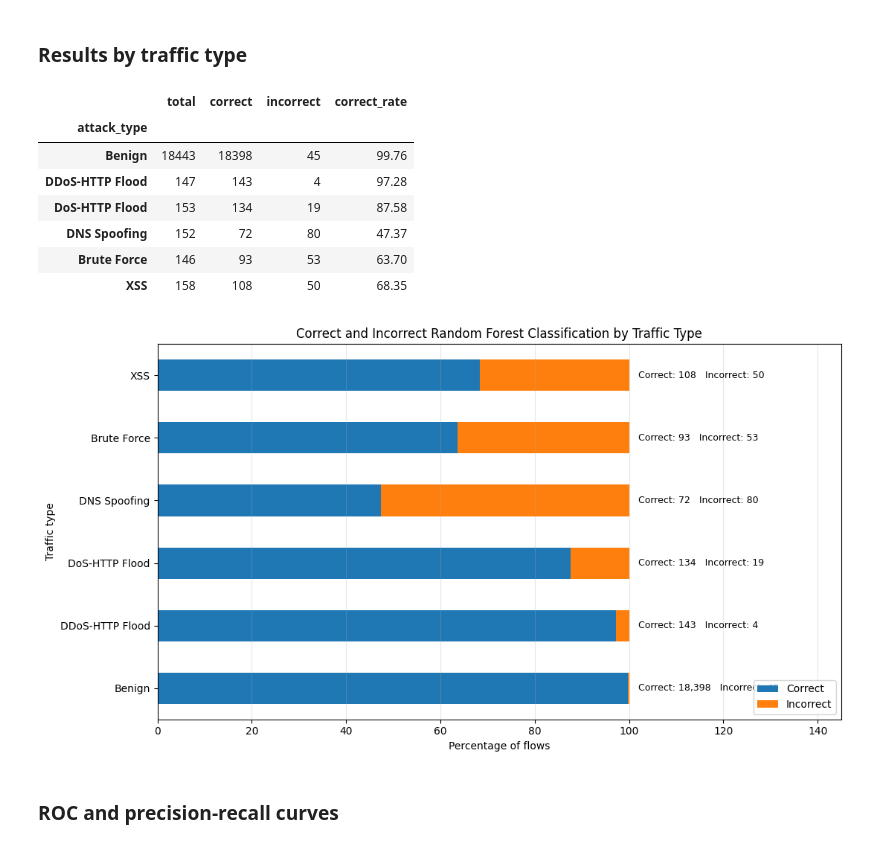
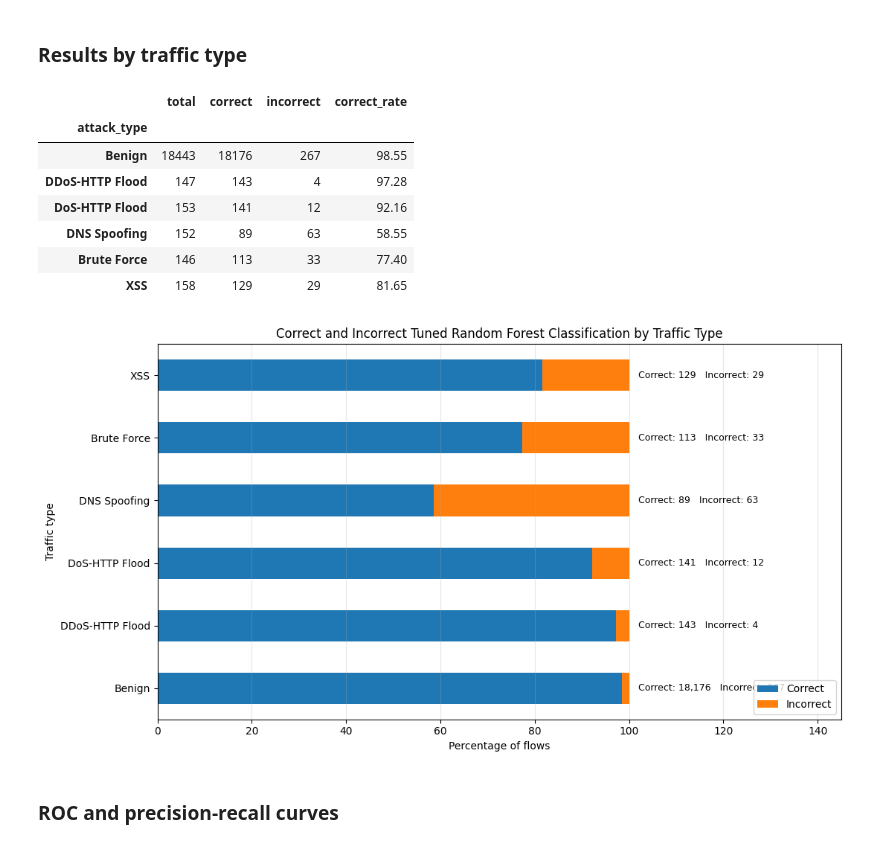
Before and after one commit to yuanmingwang/multi-stage-iot-ids, a Jupyter notebook: notebooks/p3_random_forest.ipynb, the cells around one changed output. Drawn from its saved outputs; the diff is of its cells as text; code cells hidden in the pictures.

```diff
--- a/notebooks/p3_random_forest.ipynb
+++ b/notebooks/p3_random_forest.ipynb
@@ -215,10 +310,10 @@ test_scores = rf_pipeline.predict_proba(X_test)[:, 1]
 test_prediction_time = time.perf_counter() - start_test
 
 validation_metrics, validation_pred = evaluate_binary_classifier(
-    "Validation", y_validation, validation_scores, BASELINE_THRESHOLD, validation_prediction_time
+    "Validation", y_validation, validation_scores, CLASSIFICATION_THRESHOLD, validation_prediction_time
 )
 test_metrics, test_pred = evaluate_binary_classifier(
-    "Test", y_test, test_scores, BASELINE_THRESHOLD, test_prediction_time
+    "Test", y_test, test_scores, CLASSIFICATION_THRESHOLD, test_prediction_time
 )
 
 metrics_df = pd.DataFrame([validation_metrics, test_metrics])
@@ -283,40 +380,40 @@ type_results["y_pred"] = test_pred
 type_results["correct"] = type_results["y_true"] == type_results["y_pred"]
 
 result_by_type = type_results.groupby(ATTACK_COL).agg(total=("correct", "size"), correct=("correct", "sum"))
 result_by_type["incorrect"] = result_by_type["total"] - result_by_type["correct"]
 result_by_type["correct_rate"] = result_by_type["correct"] / result_by_type["total"] * 100
 result_by_type["incorrect_rate"] = 100 - result_by_type["correct_rate"]
 
 type_order = ["Benign", "DDoS-HTTP Flood", "DoS-HTTP Flood", "DNS Spoofing", "Brute Force", "XSS"]
 result_by_type = result_by_type.reindex(type_order).dropna()
 
 display(result_by_type[["total", "correct", "incorrect", "correct_rate"]].round(2))
 
 plot_data = result_by_type[["correct_rate", "incorrect_rate"]]
 ax = plot_data.plot(kind="barh", stacked=True, figsize=(11, 6))
 
 for i, (_, row) in enumerate(result_by_type.iterrows()):
     count_text = f'Correct: {int(row["correct"]):,}   Incorrect: {int(row["incorrect"]):,}'
     ax.text(102, i, count_text, va="center", fontsize=9)
 
 ax.set_xlim(0, 145)
 ax.set_xlabel("Percentage of flows")
 ax.set_ylabel("Traffic type")
-ax.set_title("Correct and Incorrect Random Forest Classification by Traffic Type")
+ax.set_title("Correct and Incorrect Tuned Random Forest Classification by Traffic Type")
 ax.legend(["Correct", "Incorrect"], loc="lower right")
 ax.grid(axis="x", alpha=0.3)
 plt.tight_layout()
 plt.show()
 # %% [output]
 |  | total | correct | incorrect | correct_rate |
 | attack_type |  |  |  |  |
-| Benign | 18443 | 18398 | 45 | 99.76 |
+| Benign | 18443 | 18176 | 267 | 98.55 |
 | DDoS-HTTP Flood | 147 | 143 | 4 | 97.28 |
-| DoS-HTTP Flood | 153 | 134 | 19 | 87.58 |
-| DNS Spoofing | 152 | 72 | 80 | 47.37 |
-| Brute Force | 146 | 93 | 53 | 63.70 |
-| XSS | 158 | 108 | 50 | 68.35 |
+| DoS-HTTP Flood | 153 | 141 | 12 | 92.16 |
+| DNS Spoofing | 152 | 89 | 63 | 58.55 |
+| Brute Force | 146 | 113 | 33 | 77.40 |
+| XSS | 158 | 129 | 29 | 81.65 |
-[figure, old version]
+[figure, new version]
 # %% [markdown]
 ### ROC and precision-recall curves
 # %%
```
Also changed, not shown: parts of 20 cells of this notebook.
